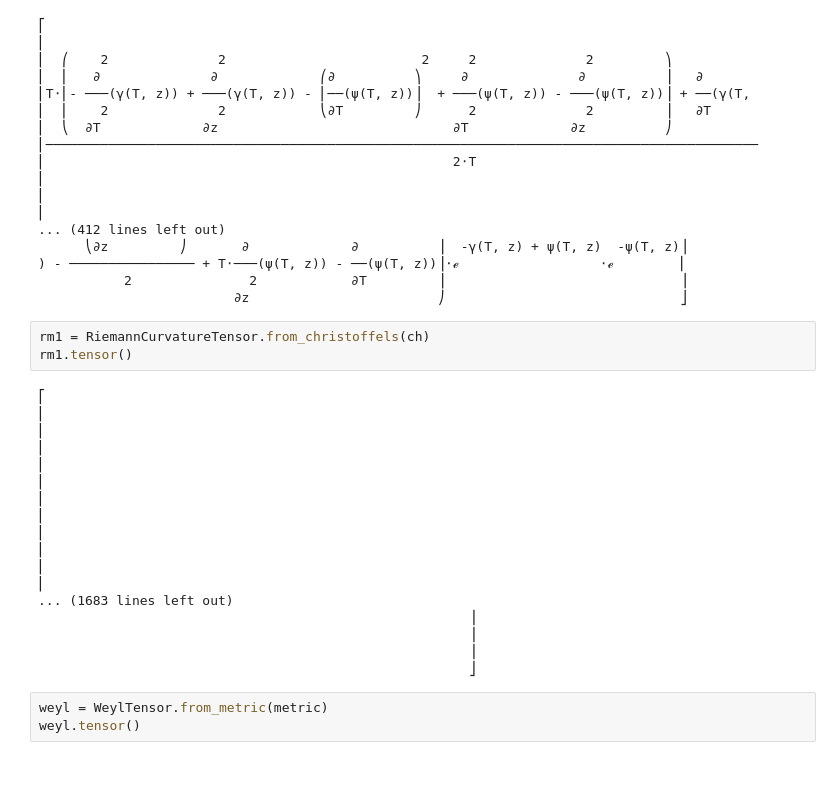
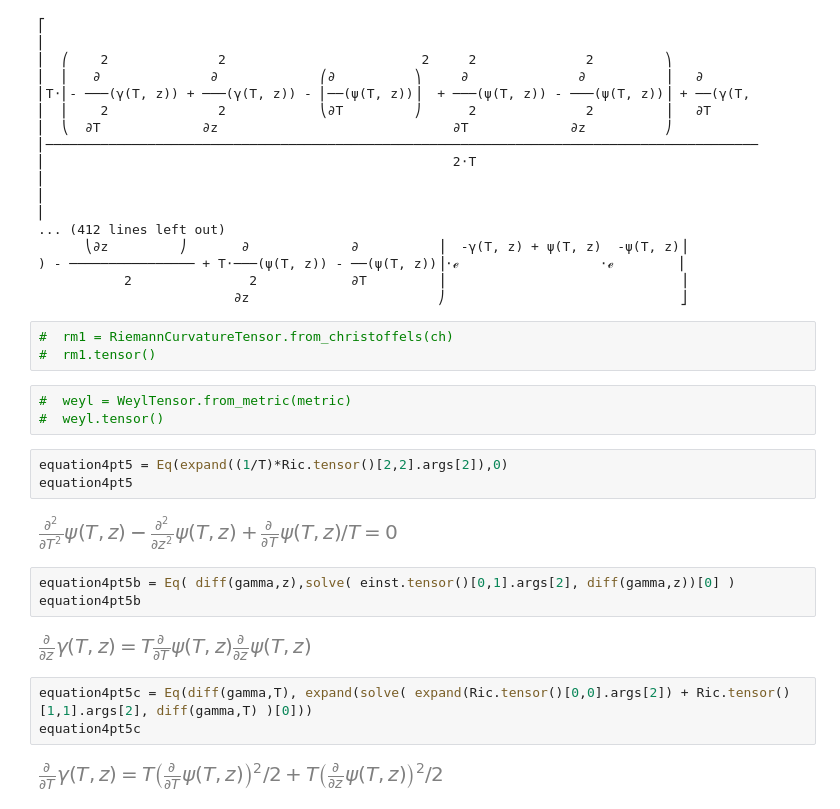
Before and after one commit to GeoffCope/General_Relativity_Python, a Jupyter notebook: Interacting_Gravitational_Shocks_In_Vacuum_Plane_Symmetric_Cosmologies_by_Centrella.ipynb, the cells around one changed output. Saved outputs shown, nothing was run; the diff lists cells and outputs as text; blank space fills up the shorter version.

```diff
--- a/Interacting_Gravitational_Shocks_In_Vacuum_Plane_Symmetric_Cosmologies_by_Centrella.ipynb
+++ b/Interacting_Gravitational_Shocks_In_Vacuum_Plane_Symmetric_Cosmologies_by_Centrella.ipynb
@@ -114,26 +114,23 @@ einst.tensor()
            2               2            ∂T         ⎟                              ⎥
                          ∂z                        ⎠                              ⎦
 # %%
-rm1 = RiemannCurvatureTensor.from_christoffels(ch)
-rm1.tensor()
+#  rm1 = RiemannCurvatureTensor.from_christoffels(ch)
+#  rm1.tensor()
-# %% [output]
-⎡
-⎢
-⎢
-⎢
-⎢
-⎢
-⎢
-⎢
-⎢
-⎢
-⎢
-⎢
-... (1683 lines left out)
-                                                       ⎥
-                                                       ⎥
-                                                       ⎥
-                                                       ⎦
 # %%
-weyl = WeylTensor.from_metric(metric)
-weyl.tensor()
+#  weyl = WeylTensor.from_metric(metric)
+#  weyl.tensor()
+# %%
+equation4pt5 = Eq(expand((1/T)*Ric.tensor()[2,2].args[2]),0)
+equation4pt5
+# %% [output]
+[figure, added]
+# %%
+equation4pt5b = Eq( diff(gamma,z),solve( einst.tensor()[0,1].args[2], diff(gamma,z))[0] )
+equation4pt5b
+# %% [output]
+[figure, added]
+# %%
+equation4pt5c = Eq(diff(gamma,T), expand(solve( expand(Ric.tensor()[0,0].args[2]) + Ric.tensor()[1,1].args[2], diff(gamma,T) )[0]))
+equation4pt5c
+# %% [output]
+[figure, added]
```
Also changed, not shown: parts of 1 cell of this notebook, 5 other files.
